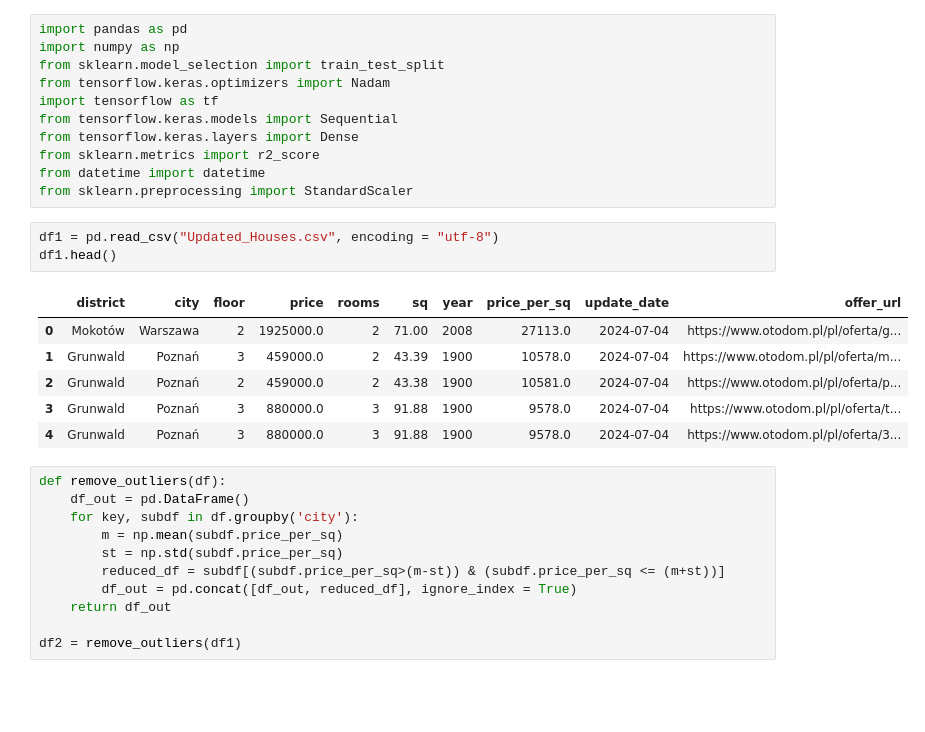
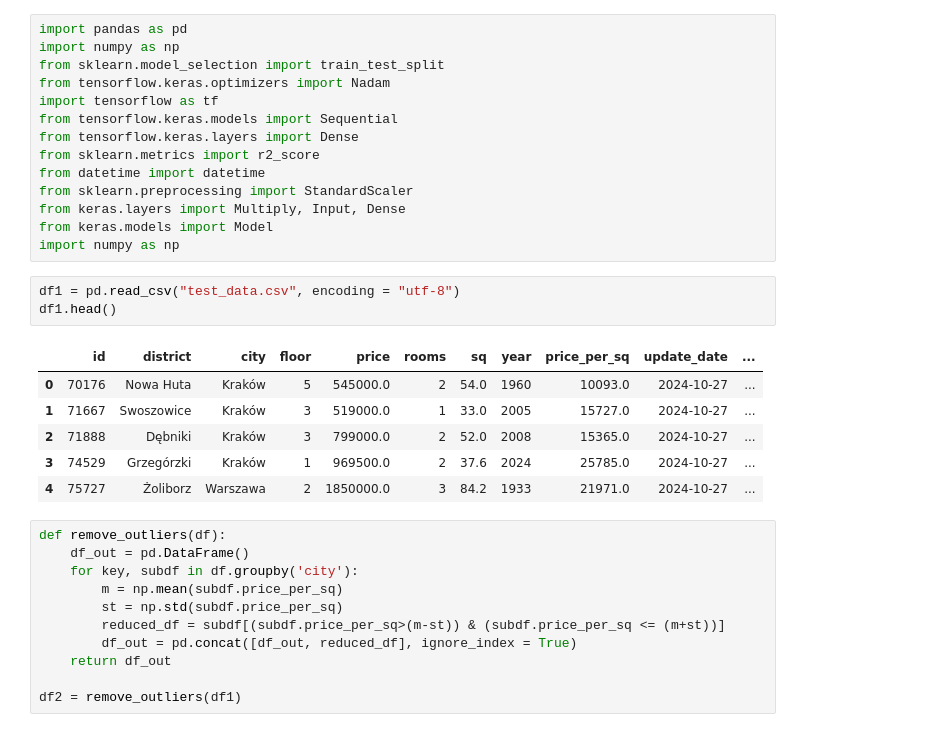
Before and after one commit to Pawel-Jurek/ApartmentValuation, a Jupyter notebook: modeling/actual_modeling.ipynb, the cells around one changed output. Saved outputs shown, nothing was run; the diff lists cells and outputs as text; blank space fills up the shorter version.

```diff
--- a/modeling/actual_modeling.ipynb
+++ b/modeling/actual_modeling.ipynb
@@ -9,16 +9,19 @@ from tensorflow.keras.layers import Dense
 from sklearn.metrics import r2_score
 from datetime import datetime
 from sklearn.preprocessing import StandardScaler
+from keras.layers import Multiply, Input, Dense
+from keras.models import Model
+import numpy as np
 # %%
-df1 = pd.read_csv("Updated_Houses.csv", encoding = "utf-8")
+df1 = pd.read_csv("test_data.csv", encoding = "utf-8")
 df1.head()
 # %% [output]
-|  | district | city | floor | price | rooms | sq | year | price_per_sq | update_date | offer_url |
-| 0 | Mokotów | Warszawa | 2 | 1925000.0 | 2 | 71.00 | 2008 | 27113.0 | 2024-07-04 | https://www.otodom.pl/pl/oferta/g... |
-| 1 | Grunwald | Poznań | 3 | 459000.0 | 2 | 43.39 | 1900 | 10578.0 | 2024-07-04 | https://www.otodom.pl/pl/oferta/m... |
-| 2 | Grunwald | Poznań | 2 | 459000.0 | 2 | 43.38 | 1900 | 10581.0 | 2024-07-04 | https://www.otodom.pl/pl/oferta/p... |
-| 3 | Grunwald | Poznań | 3 | 880000.0 | 3 | 91.88 | 1900 | 9578.0 | 2024-07-04 | https://www.otodom.pl/pl/oferta/t... |
-| 4 | Grunwald | Poznań | 3 | 880000.0 | 3 | 91.88 | 1900 | 9578.0 | 2024-07-04 | https://www.otodom.pl/pl/oferta/3... |
+|  | id | district | city | floor | price | rooms | sq | year | price_per_sq | update_date | ... |
+| 0 | 70176 | Nowa Huta | Kraków | 5 | 545000.0 | 2 | 54.0 | 1960 | 10093.0 | 2024-10-27 | ... |
+| 1 | 71667 | Swoszowice | Kraków | 3 | 519000.0 | 1 | 33.0 | 2005 | 15727.0 | 2024-10-27 | ... |
+| 2 | 71888 | Dębniki | Kraków | 3 | 799000.0 | 2 | 52.0 | 2008 | 15365.0 | 2024-10-27 | ... |
+| 3 | 74529 | Grzegórzki | Kraków | 1 | 969500.0 | 2 | 37.6 | 2024 | 25785.0 | 2024-10-27 | ... |
+| 4 | 75727 | Żoliborz | Warszawa | 2 | 1850000.0 | 3 | 84.2 | 1933 | 21971.0 | 2024-10-27 | ... |
 # %%
 def remove_outliers(df):
     df_out = pd.DataFrame()
```
Also changed, not shown: parts of 9 cells of this notebook, 2 other files.
